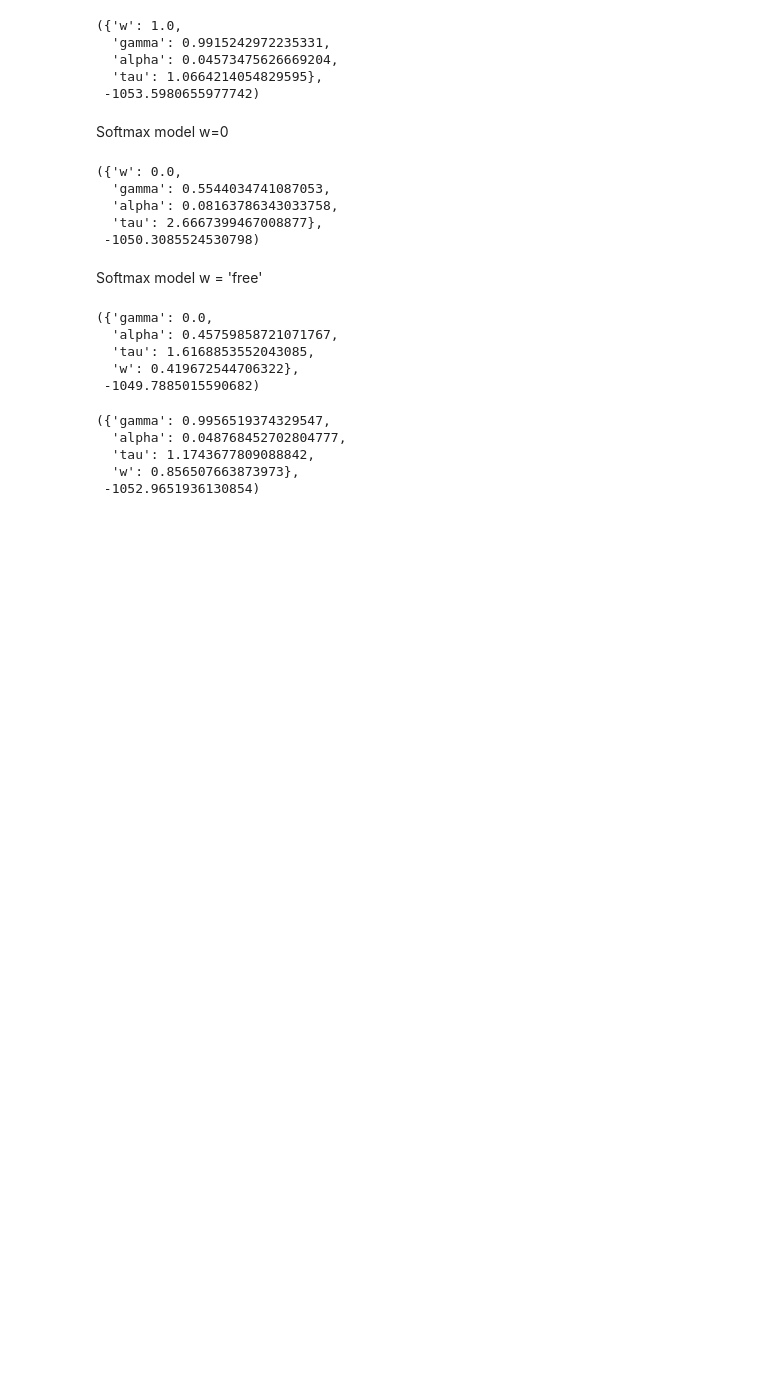
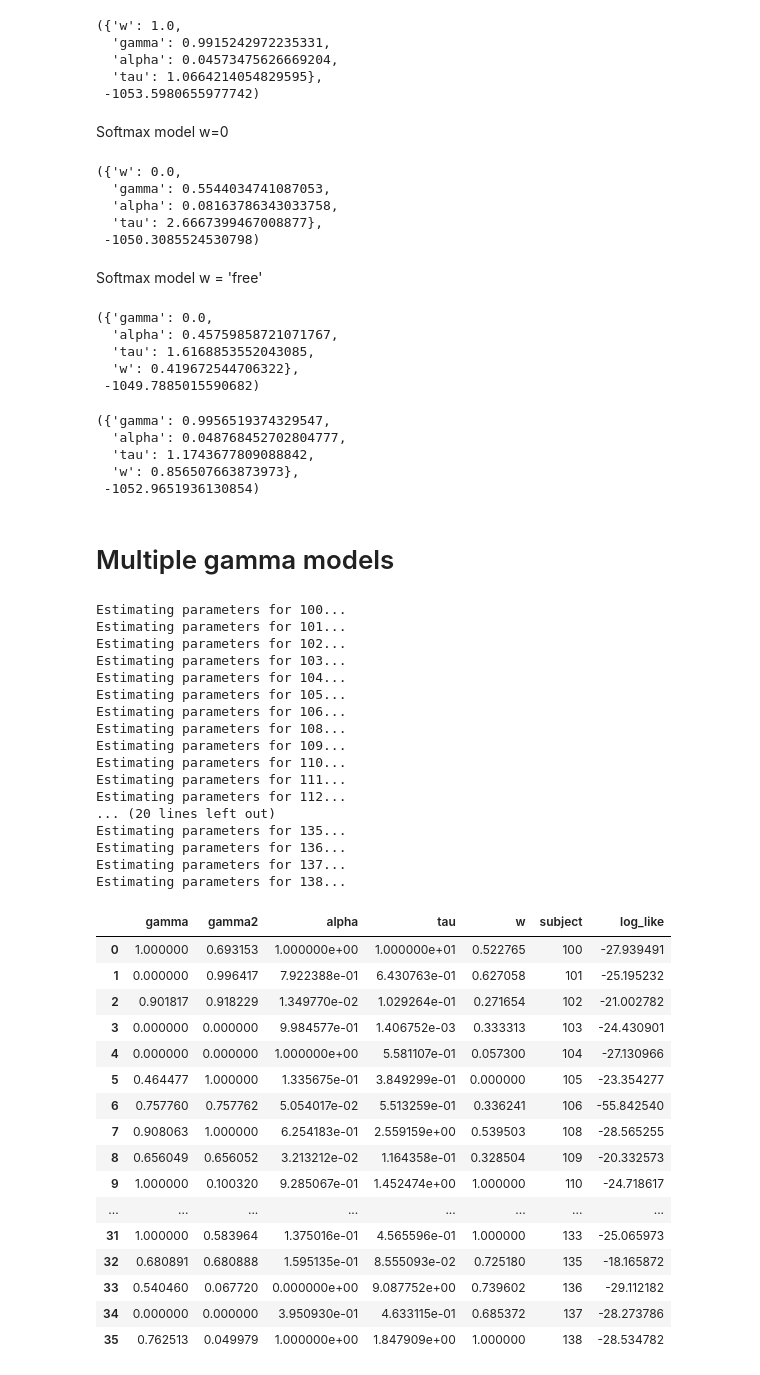
Before and after one commit to prestonlab/tesser_successor, a Jupyter notebook: group_test-Copy1.ipynb, the cells around one changed output. Drawn from its saved outputs; the diff is of its cells as text; code cells hidden in the pictures; blank space fills up the shorter version.

```diff
--- a/group_test.ipynb
+++ b/group_test-Copy1.ipynb
@@ -381,3 +373,47 @@ fit.cfit_induct(struct_all, induct_all, fixed, var_names, var_bounds,
   'tau': 1.1743677809088842,
   'w': 0.856507663873973},
  -1052.9651936130854)
+# %% [markdown]
+# Multiple gamma models
+# %%
+fixed = {}
+var_names = ['gamma', 'gamma2', 'alpha', 'tau', 'w']
+var_bounds = {'alpha': [0, 1], 'gamma': [0, 1], 'gamma2': [0, 1], 'tau': [0, 10], 'w' : [0, 1]}
+results =fit.cfit_induct_indiv(struct_all, induct_all, fixed, var_names, var_bounds,
+                               n_states=n_states, model='gamma')
+results
+# %% [output]
+Estimating parameters for 100...
+Estimating parameters for 101...
+Estimating parameters for 102...
+Estimating parameters for 103...
+Estimating parameters for 104...
+Estimating parameters for 105...
+Estimating parameters for 106...
+Estimating parameters for 108...
+Estimating parameters for 109...
+Estimating parameters for 110...
+Estimating parameters for 111...
+Estimating parameters for 112...
+... (20 lines left out)
+Estimating parameters for 135...
+Estimating parameters for 136...
+Estimating parameters for 137...
+Estimating parameters for 138...
+|  | gamma | gamma2 | alpha | tau | w | subject | log_like |
+| 0 | 1.000000 | 0.693153 | 1.000000e+00 | 1.000000e+01 | 0.522765 | 100 | -27.939491 |
+| 1 | 0.000000 | 0.996417 | 7.922388e-01 | 6.430763e-01 | 0.627058 | 101 | -25.195232 |
+| 2 | 0.901817 | 0.918229 | 1.349770e-02 | 1.029264e-01 | 0.271654 | 102 | -21.002782 |
+| 3 | 0.000000 | 0.000000 | 9.984577e-01 | 1.406752e-03 | 0.333313 | 103 | -24.430901 |
+| 4 | 0.000000 | 0.000000 | 1.000000e+00 | 5.581107e-01 | 0.057300 | 104 | -27.130966 |
+| 5 | 0.464477 | 1.000000 | 1.335675e-01 | 3.849299e-01 | 0.000000 | 105 | -23.354277 |
+| 6 | 0.757760 | 0.757762 | 5.054017e-02 | 5.513259e-01 | 0.336241 | 106 | -55.842540 |
+| 7 | 0.908063 | 1.000000 | 6.254183e-01 | 2.559159e+00 | 0.539503 | 108 | -28.565255 |
+| 8 | 0.656049 | 0.656052 | 3.213212e-02 | 1.164358e-01 | 0.328504 | 109 | -20.332573 |
+| 9 | 1.000000 | 0.100320 | 9.285067e-01 | 1.452474e+00 | 1.000000 | 110 | -24.718617 |
+| ... | ... | ... | ... | ... | ... | ... | ... |
+| 31 | 1.000000 | 0.583964 | 1.375016e-01 | 4.565596e-01 | 1.000000 | 133 | -25.065973 |
+| 32 | 0.680891 | 0.680888 | 1.595135e-01 | 8.555093e-02 | 0.725180 | 135 | -18.165872 |
+| 33 | 0.540460 | 0.067720 | 0.000000e+00 | 9.087752e+00 | 0.739602 | 136 | -29.112182 |
+| 34 | 0.000000 | 0.000000 | 3.950930e-01 | 4.633115e-01 | 0.685372 | 137 | -28.273786 |
+| 35 | 0.762513 | 0.049979 | 1.000000e+00 | 1.847909e+00 | 1.000000 | 138 | -28.534782 |
```
Also changed, not shown: parts of 3 cells of this notebook, 18 other files.
